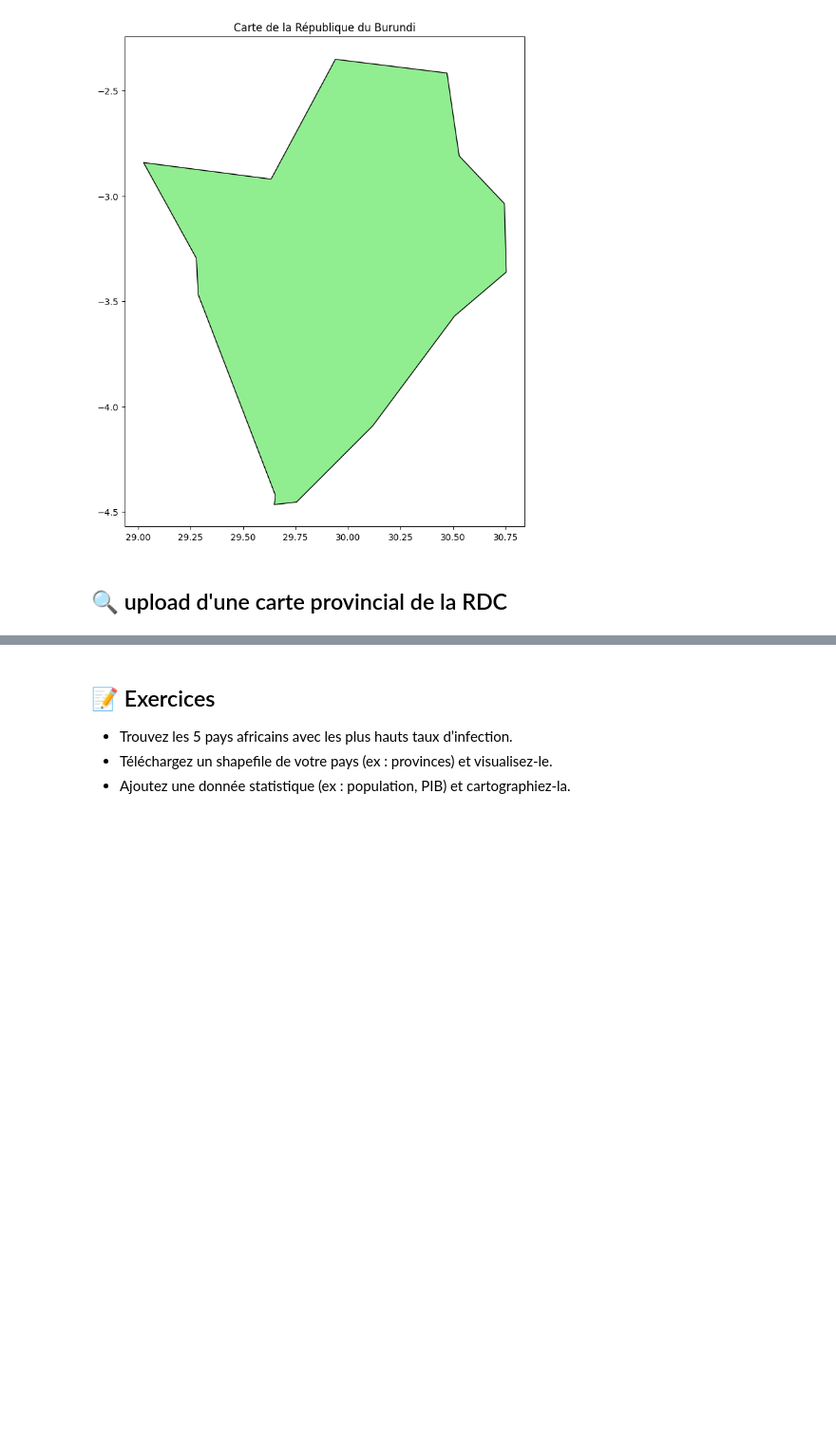
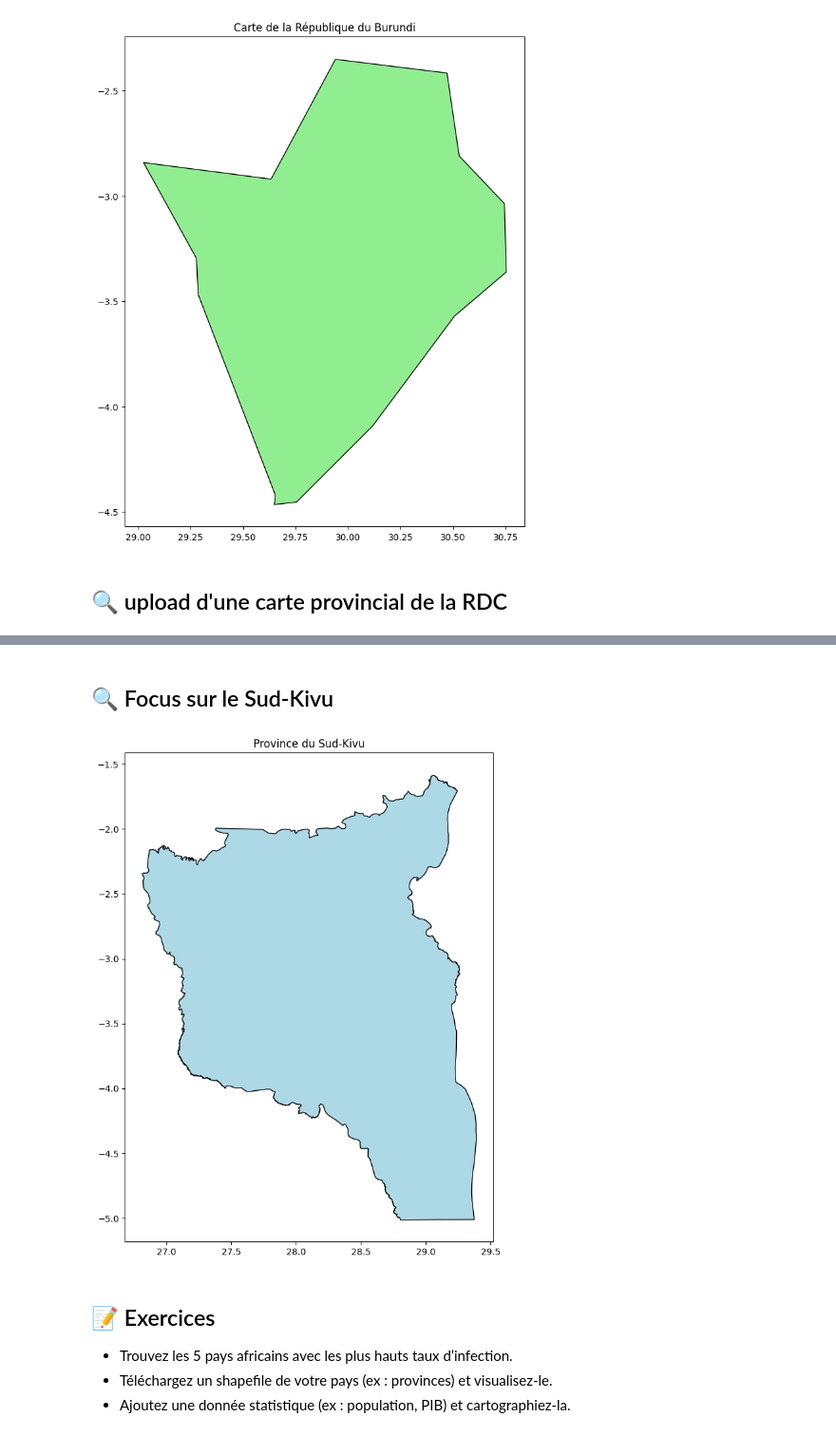
Before and after one commit to DestinBir/Python_Course_For_DataScientist, a Jupyter notebook: Semaine_6/jour11_geopandas_donnees_spatiales.ipynb, the cells around one changed output, grey strips where cells are left out. Shown: that part at 95% size. Drawn from its saved outputs; the diff is of its cells as text; code cells hidden in the pictures; blank space fills up the shorter version.

```diff
--- a/Semaine_6/jour11_geopandas_donnees_spatiales.ipynb
+++ b/Semaine_6/jour11_geopandas_donnees_spatiales.ipynb
@@ -134,3 +133,12 @@ plt.show()
+# %% [markdown]
+## 🔍 Focus sur le Sud-Kivu
+# %%
+sud_kivu = rdc_provinces[rdc_provinces['name'] == 'Sud-Kivu']
+sud_kivu.plot(figsize=(10, 10), color='lightblue', edgecolor='black')
+plt.title('Province du Sud-Kivu')
+plt.show()
+# %% [output]
+[figure, added]
 # %% [markdown]
 ## 📝 Exercices
 - Trouvez les 5 pays africains avec les plus hauts taux d’infection.
```
Also changed, not shown: parts of 1 cell of this notebook, 13 other files.
